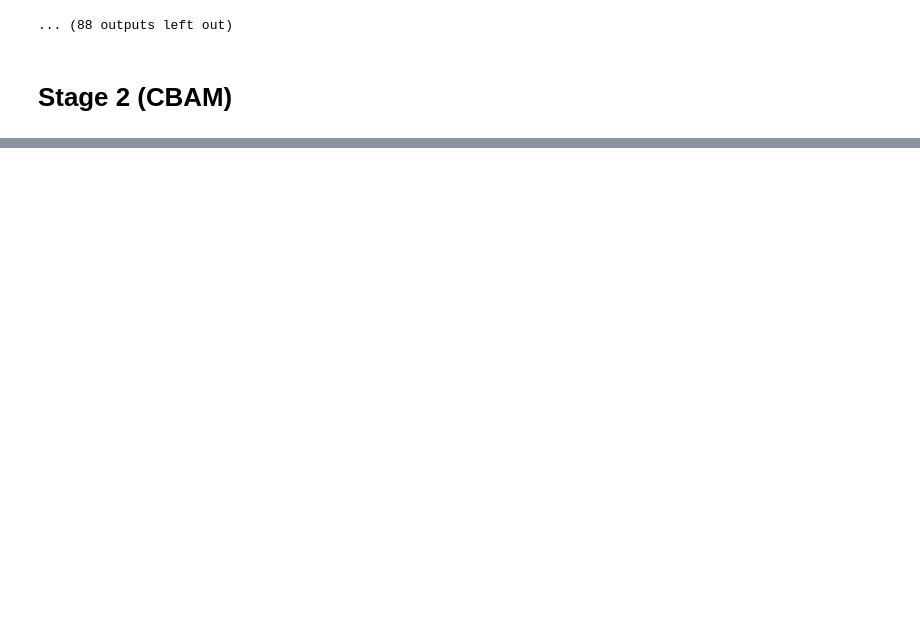
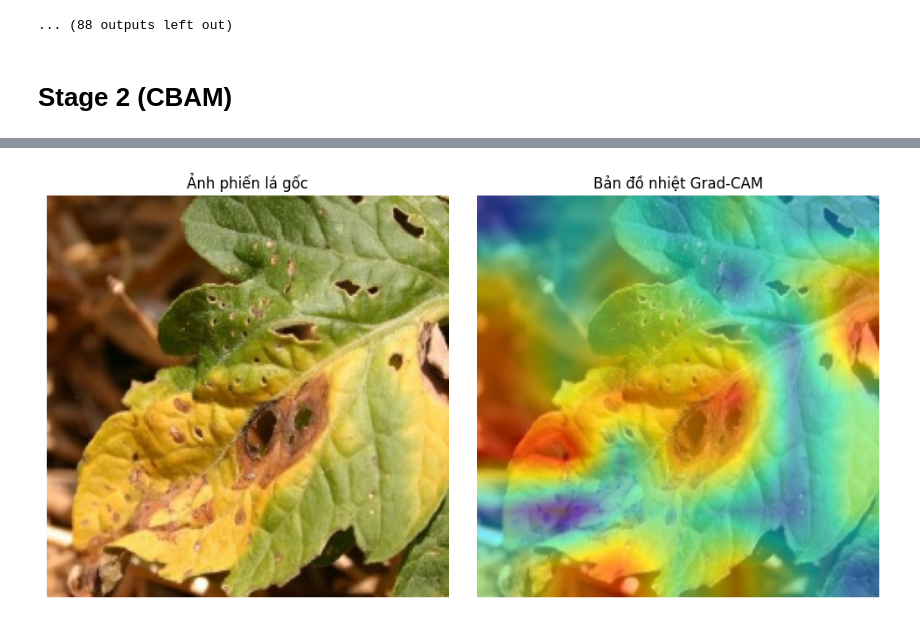
Before and after one commit to Hoanghieu003/detection-and-classification-plant-diseases, a Jupyter notebook: Custom-Pipeline-Detection-Classification.ipynb, the cells around one changed output, grey strips where cells are left out. Drawn from its saved outputs; the diff is of its cells as text; code cells hidden in the pictures; blank space fills up the shorter version.

```diff
--- a/Custom-Pipeline-Detection-Classification.ipynb
+++ b/Custom-Pipeline-Detection-Classification.ipynb
@@ -675,0 +712,97 @@ Downloading https://ultralytics.com/assets/Arial.ttf to '/root/.config/yolov12/A
+# %%
+import cv2
+import numpy as np
+import torch
+import matplotlib.pyplot as plt
+from pytorch_grad_cam import GradCAM
+from pytorch_grad_cam.utils.image import show_cam_on_image, preprocess_image
+from ultralytics import YOLO
+
+# ==========================================
+# CẤU HÌNH ĐƯỜNG DẪN
+# ==========================================
+MODEL_PATH = 'Paper_Experiments/Stage2_YOLOv12_Original/weights/best.pt'
+IMAGE_PATH = '/content/Stage2_Classification_Dataset/val/Tomato_Early_Blight/tomato-early-blight-1_jpg.rf.2120eb5c8bb63fb8f91c8fad0aeefde7_crop0.jpg' # Đường dẫn đến ảnh lá đã cắt
+TARGET_SIZE = (224, 224) # Kích thước ảnh của Giai đoạn 2
+
+# Wrapper class to ensure GradCAM receives a single tensor (logits)
+class ModelWrapper(torch.nn.Module):
+    def __init__(self, model):
+        super(ModelWrapper, self).__init__()
+        self.model = model
+
+    def forward(self, x):
+        output = self.model(x)
+        # Assuming ultralytics YOLO classification model's .model.forward()
+        # returns a tuple (feature_map, logits). We only need logits for GradCAM.
+        # If it returns a single tensor, this won't change anything.
+        if isinstance(output, tuple):
+            return output[1] # Typically, logits are the second element
+        return output
+
+# 1. Tải mô hình YOLOv12-cls đã huấn luyện
+print("Đang tải mô hình...")
+model = YOLO(MODEL_PATH)
+pytorch_model = model.model.eval() # Trích xuất mô hình PyTorch thuần bên trong YOLO
+
+# Wrap the model for GradCAM
+wrapped_pytorch_model = ModelWrapper(pytorch_model)
+
+# 2. Xác định Lớp Mục Tiêu (Target Layer) cho Grad-CAM
+# Đố với YOLO-cls, lớp mục tiêu thường là khối tích chập cuối cùng trước lớp Linear.
+# Nếu bạn đã cấy CBAM, hãy trỏ target_layers vào chính khối CBAM hoặc khối ngay sau nó.
+# Ví dụ: Chọn block cuối cùng của backbone
+target_layers = [pytorch_model.model[-2]]
+
+# 3. Đọc và Tiền xử lý ảnh đầu vào
+rgb_img = cv2.imread(IMAGE_PATH, 1)[:, :, ::-1] # Đọc ảnh và chuyển BGR sang RGB
+rgb_img = cv2.resize(rgb_img, TARGET_SIZE)
+rgb_img_float = np.float32(rgb_img) / 255.0 # Chuẩn hóa về [0, 1] cho Grad-CAM
+
+# Chuyển ảnh thành Tensor chuẩn bị nạp vào mô hình
+input_tensor = preprocess_image(rgb_img_float,
+                                mean=[0.485, 0.456, 0.406], # Mean chuẩn của ImageNet
+                                std=[0.229, 0.224, 0.225])
+
+# Crucial for GradCAM: Ensure the input tensor requires gradients
+input_tensor.requires_grad_(True)
+
+# 4. Khởi tạo đối tượng Grad-CAM
+# Lưu ý: YOLO trả về output có thể khác với mô hình thông thường,
+# nên cần thiết lập use_cuda=True nếu bạn đang chạy trên GPU.
+cam = GradCAM(model=wrapped_pytorch_model, target_layers=target_layers)
+
+# 5. Sinh bản đồ nhiệt (Tính toán Gradient)
+# Nếu targets=None, Grad-CAM sẽ tự động lấy class có xác suất cao nhất.
+grayscale_cam = cam(input_tensor=input_tensor, targets=None)
+
+# Lấy kết quả của batch đầu tiên (vì ta chỉ truyền 1 ảnh)
+grayscale_cam = grayscale_cam[0, :]
+
+# 6. Phủ bản đồ nhiệt lên ảnh gốc
+# Kết hợp ảnh gốc và bản đồ nhiệt màu (colormap là JET theo mặc định)
+visualization = show_cam_on_image(rgb_img_float, grayscale_cam, use_rgb=True)
+
+# ==========================================
+# HIỂN THỊ VÀ LƯU KẾT QUẢ
+# ==========================================
+plt.figure(figsize=(10, 5))
+
+# Ảnh gốc
+plt.subplot(1, 2, 1)
+plt.imshow(rgb_img)
+plt.title('Ảnh phiến lá gốc')
+plt.axis('off')
+
+# Ảnh Grad-CAM
+plt.subplot(1, 2, 2)
+plt.imshow(visualization)
+plt.title('Bản đồ nhiệt Grad-CAM')
+plt.axis('off')
+
+plt.tight_layout()
+plt.savefig('gradcam_result.png', dpi=300, bbox_inches='tight') # Lưu ảnh nét căng để bỏ vào Word/Slide
+plt.show()
+
+print("Đã lưu kết quả thành công vào file 'gradcam_result.png'!")
+# %% [output]
@@ -675,0 +810 @@ Downloading https://ultralytics.com/assets/Arial.ttf to '/root/.config/yolov12/A
+[figure, added]
```
Also changed, not shown: parts of 8 cells of this notebook.
